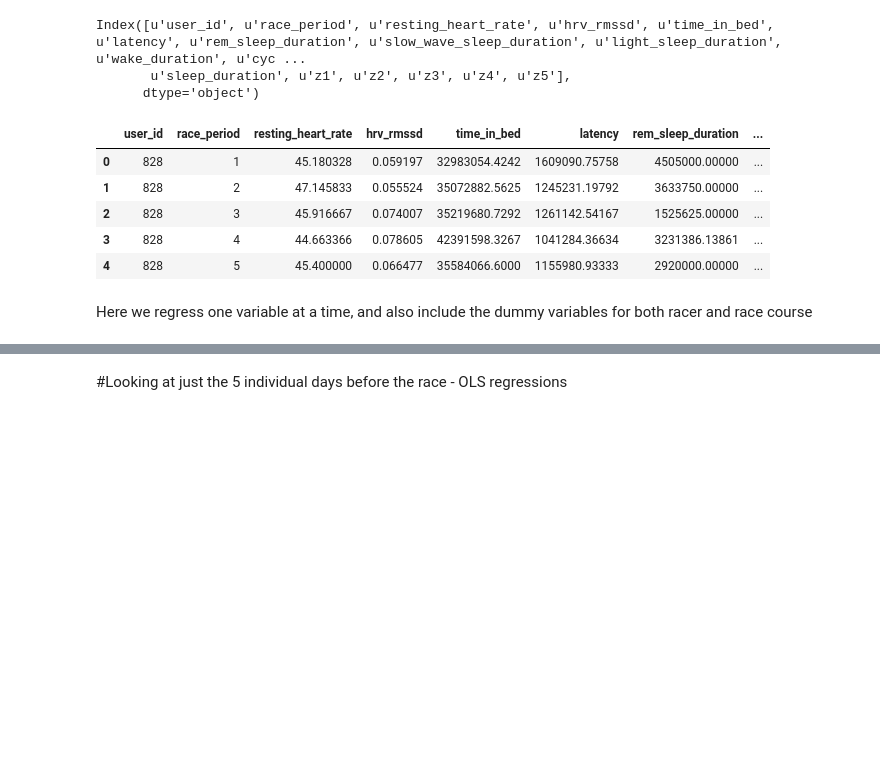
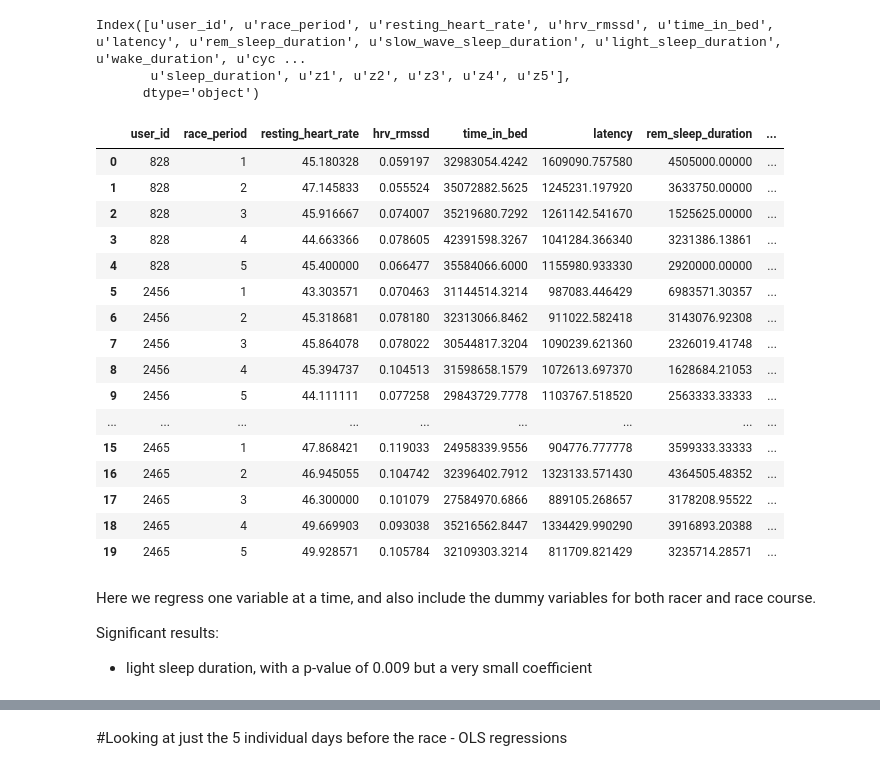
Before and after one commit to callen13/Senior_Thesis, a Jupyter notebook: Raw_Race_Analysis.ipynb, the cells around one changed output, grey strips where cells are left out. Drawn from its saved outputs; the diff is of its cells as text; code cells hidden in the pictures; blank space fills up the shorter version.

Commit message:
Commented code, organized early OLS regression results

```diff
--- a/Raw_Race_Analysis.ipynb
+++ b/Raw_Race_Analysis.ipynb
@@ -35,16 +58,30 @@ Index([u'user_id', u'race_period', u'resting_heart_rate', u'hrv_rmssd', u'time_i
        u'sleep_duration', u'z1', u'z2', u'z3', u'z4', u'z5'],
       dtype='object')
 # %%
-reg_df.head()
+reg_df.head(20)
 # %% [output]
 |  | user_id | race_period | resting_heart_rate | hrv_rmssd | time_in_bed | latency | rem_sleep_duration | ... |
-| 0 | 828 | 1 | 45.180328 | 0.059197 | 32983054.4242 | 1609090.75758 | 4505000.00000 | ... |
-| 1 | 828 | 2 | 47.145833 | 0.055524 | 35072882.5625 | 1245231.19792 | 3633750.00000 | ... |
-| 2 | 828 | 3 | 45.916667 | 0.074007 | 35219680.7292 | 1261142.54167 | 1525625.00000 | ... |
-| 3 | 828 | 4 | 44.663366 | 0.078605 | 42391598.3267 | 1041284.36634 | 3231386.13861 | ... |
-| 4 | 828 | 5 | 45.400000 | 0.066477 | 35584066.6000 | 1155980.93333 | 2920000.00000 | ... |
+| 0 | 828 | 1 | 45.180328 | 0.059197 | 32983054.4242 | 1609090.757580 | 4505000.00000 | ... |
+| 1 | 828 | 2 | 47.145833 | 0.055524 | 35072882.5625 | 1245231.197920 | 3633750.00000 | ... |
+| 2 | 828 | 3 | 45.916667 | 0.074007 | 35219680.7292 | 1261142.541670 | 1525625.00000 | ... |
+| 3 | 828 | 4 | 44.663366 | 0.078605 | 42391598.3267 | 1041284.366340 | 3231386.13861 | ... |
+| 4 | 828 | 5 | 45.400000 | 0.066477 | 35584066.6000 | 1155980.933330 | 2920000.00000 | ... |
+| 5 | 2456 | 1 | 43.303571 | 0.070463 | 31144514.3214 | 987083.446429 | 6983571.30357 | ... |
+| 6 | 2456 | 2 | 45.318681 | 0.078180 | 32313066.8462 | 911022.582418 | 3143076.92308 | ... |
+| 7 | 2456 | 3 | 45.864078 | 0.078022 | 30544817.3204 | 1090239.621360 | 2326019.41748 | ... |
+| 8 | 2456 | 4 | 45.394737 | 0.104513 | 31598658.1579 | 1072613.697370 | 1628684.21053 | ... |
+| 9 | 2456 | 5 | 44.111111 | 0.077258 | 29843729.7778 | 1103767.518520 | 2563333.33333 | ... |
+| ... | ... | ... | ... | ... | ... | ... | ... | ... |
+| 15 | 2465 | 1 | 47.868421 | 0.119033 | 24958339.9556 | 904776.777778 | 3599333.33333 | ... |
+| 16 | 2465 | 2 | 46.945055 | 0.104742 | 32396402.7912 | 1323133.571430 | 4364505.48352 | ... |
+| 17 | 2465 | 3 | 46.300000 | 0.101079 | 27584970.6866 | 889105.268657 | 3178208.95522 | ... |
+| 18 | 2465 | 4 | 49.669903 | 0.093038 | 35216562.8447 | 1334429.990290 | 3916893.20388 | ... |
+| 19 | 2465 | 5 | 49.928571 | 0.105784 | 32109303.3214 | 811709.821429 | 3235714.28571 | ... |
 # %% [markdown]
-Here we regress one variable at a time, and also include the dummy variables for both racer and race course
+Here we regress one variable at a time, and also include the dummy variables for both racer and race course.
+
+Significant results:
+- light sleep duration, with a p-value of 0.009 but a very small coefficient
 # %%
 result1 = sm.ols(formula="pace_per_k~ hrv_rmssd + user_2456 + user_2458 + user_2465 + user_2466 + user_2468 + user_2469 + user_2473 + user_2508 + FP_5K + Wisco_8K + Brown_8K + VCP_8K + FP_10K", data=reg_df).fit()
 result2 = sm.ols(formula="pace_per_k~ resting_heart_rate + user_2456 + user_2458 + user_2465 + user_2466 + user_2468 + user_2469 + user_2473 + user_2508 + FP_5K + Wisco_8K + Brown_8K + VCP_8K + FP_10K", data=reg_df).fit()
```
Also changed, not shown: parts of 64 cells of this notebook, 2 other files.
